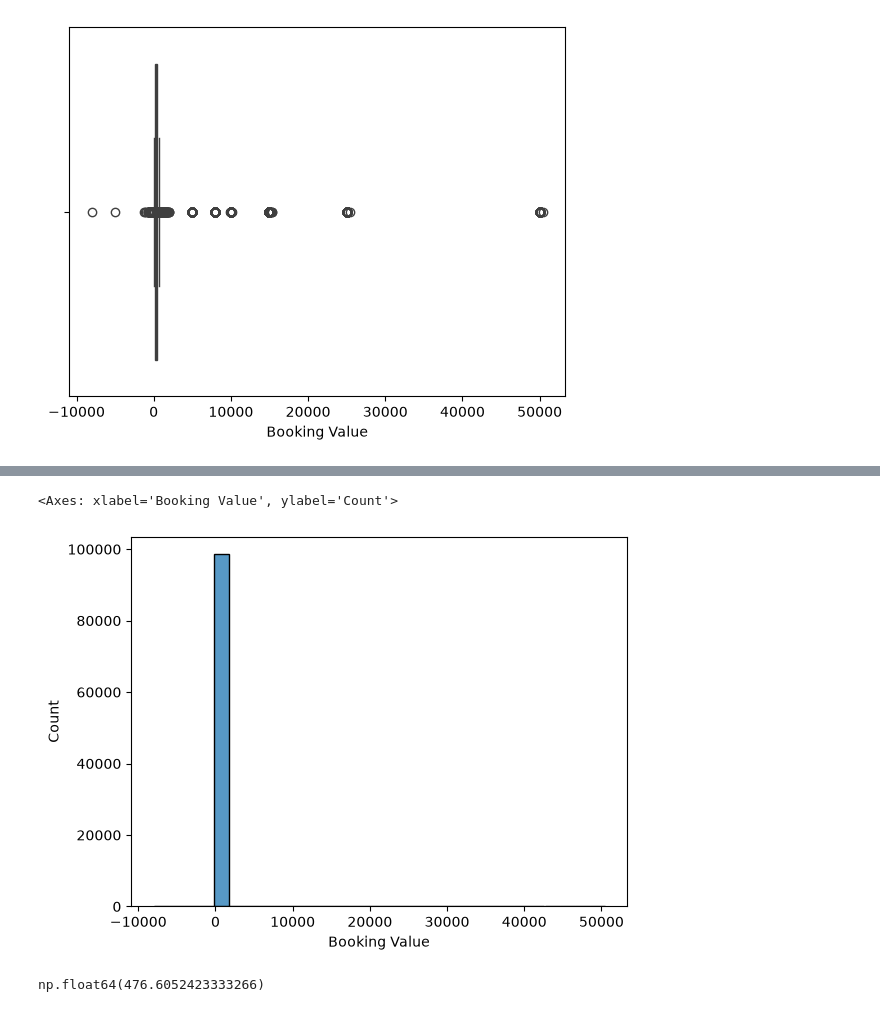
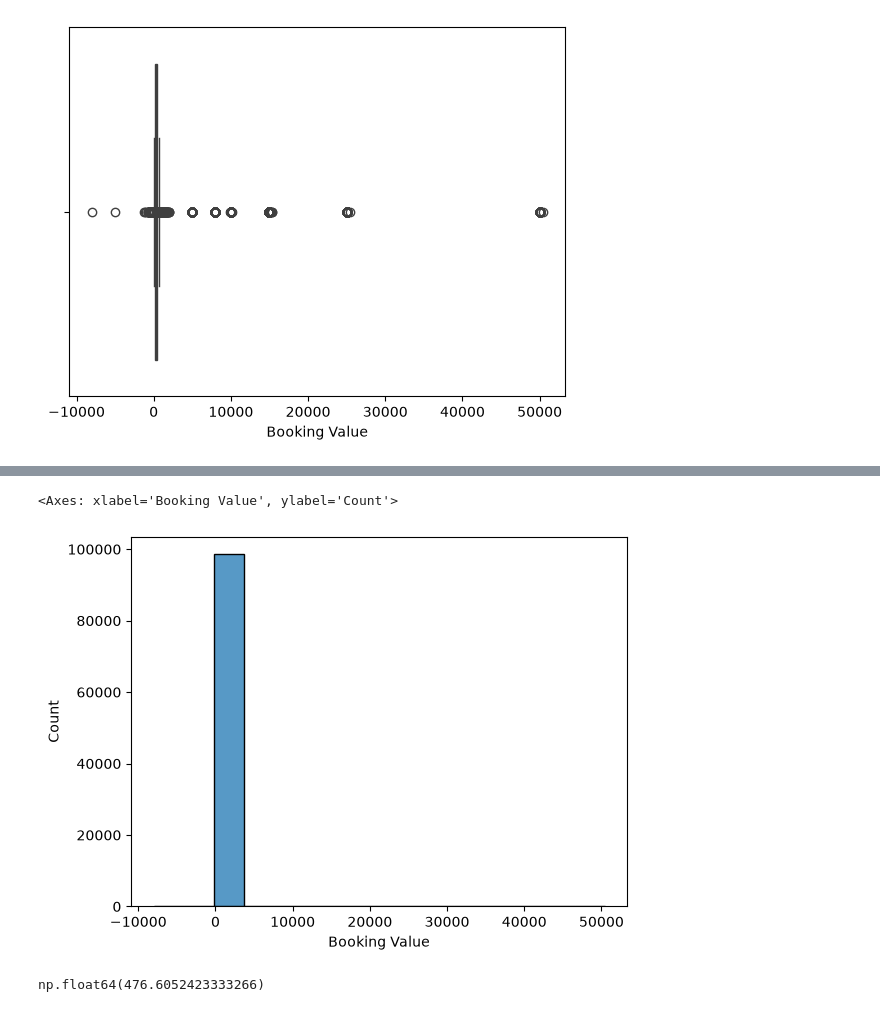
Before and after one commit to devendrarajput8/Delhi-Uber-EDA-analysis, a Jupyter notebook: Delhi_Uber_EDA (1).ipynb, the cells around one changed output, grey strips where cells are left out. Saved outputs shown, nothing was run; the diff lists cells and outputs as text; code cells hidden in the pictures.

```diff
--- a/Delhi_Uber_EDA (1).ipynb
+++ b/Delhi_Uber_EDA (1).ipynb
@@ -498,0 +1027,5 @@ dtype: int64
+# %%
+df['Incomplete Rides'] = df['Incomplete Rides'].replace({
+    'yes' : 'yes',
+    'no' : 'no'
+})
@@ -498,0 +1067,14 @@ dtype: int64
+# %%
+df['Payment Method'] = df['Payment Method'].str.strip()
+# %%
+df['Payment Method']= df['Payment Method'].str.lower()
+# %%
+df['Payment Method']= df['Payment Method'].replace({
+    'cash' :'cash',
+    'credit card' : 'credit card',
+    'debit card' : ' debit card',
+    'wallet' : 'wallet',
+    'creditcard' : 'credit card',
+    'not available' :'unknown'
+    ,'-' : 'unknown'
+})
@@ -546,8 +1142,8 @@ sns.barplot(x=top_drop.values, y=top_drop.index)
 # %%
-sns.histplot(data=df, x="Booking Value", bins=30)
+sns.histplot(data=df, x="Booking Value", bins=15)
 # %% [output]
 <Axes: xlabel='Booking Value', ylabel='Count'>
-[figure, old version]
+[figure, new version]
 # %%
 df['Booking Value'].mean()
 # %% [output]
```
Also changed, not shown: parts of 88 cells of this notebook.
